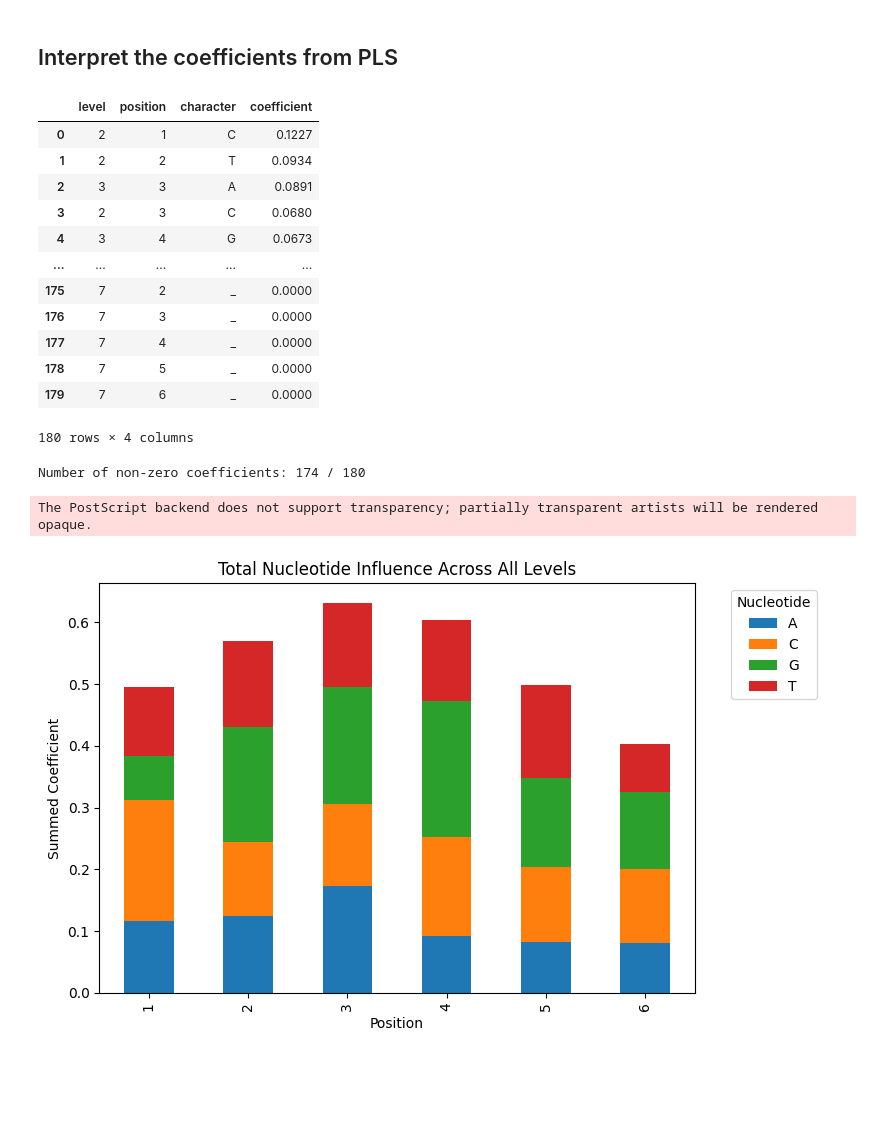
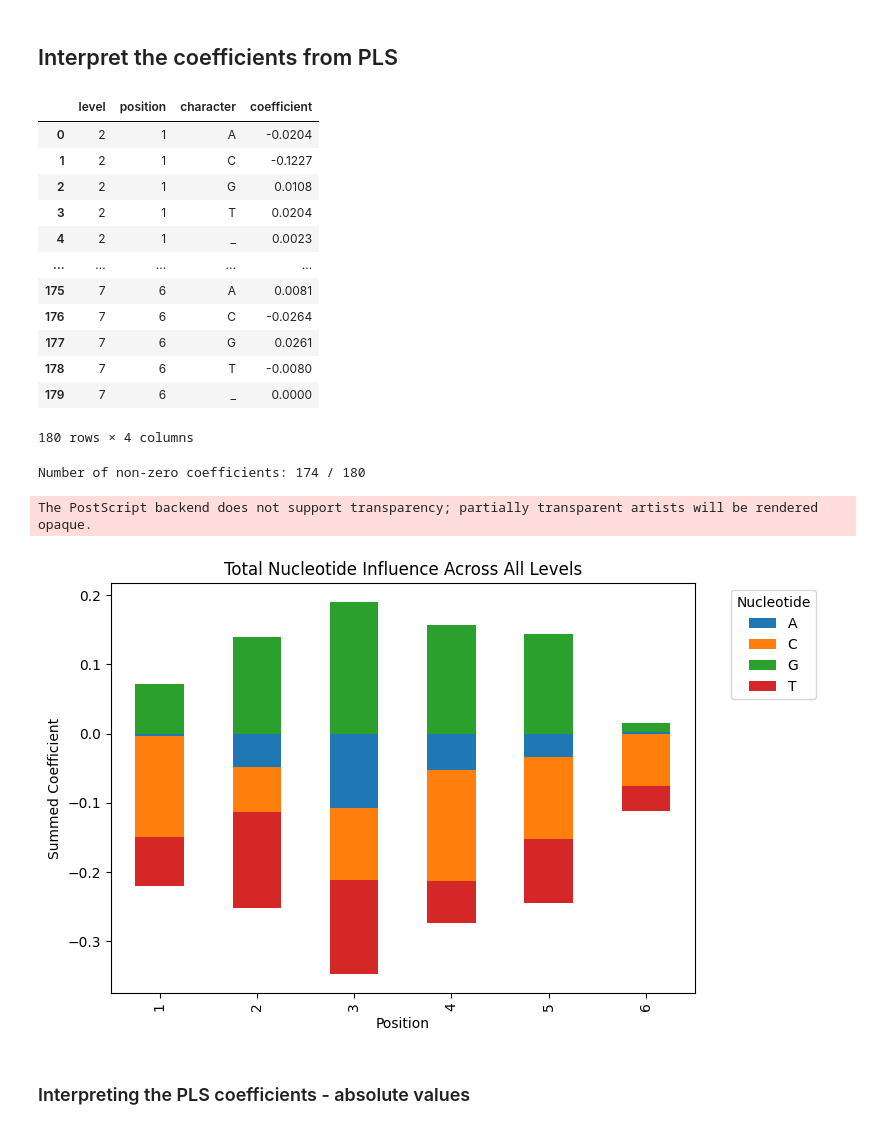
Before and after one commit to sb2cl/Activity-Clouds, a Jupyter notebook: 30_PLS_analysis.ipynb, the cells around one changed output. Saved outputs shown, nothing was run; the diff lists cells and outputs as text; code cells hidden in the pictures; blank space fills up the shorter version.

```diff
--- a/30_PLS_analysis.ipynb
+++ b/30_PLS_analysis.ipynb
@@ -64,21 +64,3 @@ encoded_df = pd.concat(encoded_columns, axis=1)
 # Add index as a column for clustering
 encoded_df['index'] = df.index
 encoded_df['Relative Strength'] = df['Relative Strength']
-
-# Encode the relative strength
-NUMBER_OF_COLUMNS_FOR_STRENGTH = 200
-
-# Function to convert a value to a binary list with 200 columns
-def value_to_binary_list(value, length=NUMBER_OF_COLUMNS_FOR_STRENGTH):
-    ones_count = int(round(value, 2) * NUMBER_OF_COLUMNS_FOR_STRENGTH)
-    return [1] * ones_count + [0] * (length - ones_count)
-
-# Apply the function to create binary columns
-binary_columns = df['Relative Strength'].apply(value_to_binary_list)
-
-# Create a DataFrame from the binary columns
-binary_df = pd.DataFrame(binary_columns.tolist(), columns=[f'rel_strength_{i+1}' for i in range(NUMBER_OF_COLUMNS_FOR_STRENGTH)])
-
-encoded_df = pd.concat([encoded_df, binary_df], axis=1)
-
-encoded_df
@@ -99,14 +67,8 @@ encoded_df
 # %% [markdown]
 ## Perform the PLS
 # %%
-# Identify columns to drop that start with "rel_strength"
-columns_to_drop = [col for col in encoded_df.columns if col.startswith('rel_strength')]
-
-# Explicitly add 'Relative Strength' to the list of columns to drop
-columns_to_drop.append('Relative Strength')
-
-# Drop the identified columns
-X = encoded_df.drop(columns=columns_to_drop)
+# Remove the relative strength column
+X = encoded_df.drop(columns=['Relative Strength'])
 
 y = encoded_df['Relative Strength']
 
@@ -169,7 +131,7 @@ def interpret_coefficients(coefficients_df, characters):
     return interpreted_coefficients
 
 # Interpret coefficients
-interpreted_coefficients = interpret_coefficients(coefficients_df_abs, characters)
+interpreted_coefficients = interpret_coefficients(coefficients_df, characters)
 
 # Create a DF from the interpreted coefficients
 coeff_data = []
@@ -181,16 +143,16 @@ df_coefficients = pd.DataFrame(coeff_data)
 df_coefficients
 # %% [output]
 |  | level | position | character | coefficient |
-| 0 | 2 | 1 | C | 0.1227 |
-| 1 | 2 | 2 | T | 0.0934 |
-| 2 | 3 | 3 | A | 0.0891 |
-| 3 | 2 | 3 | C | 0.0680 |
-| 4 | 3 | 4 | G | 0.0673 |
+| 0 | 2 | 1 | A | -0.0204 |
+| 1 | 2 | 1 | C | -0.1227 |
+| 2 | 2 | 1 | G | 0.0108 |
+| 3 | 2 | 1 | T | 0.0204 |
+| 4 | 2 | 1 | _ | 0.0023 |
 | ... | ... | ... | ... | ... |
-| 175 | 7 | 2 | _ | 0.0000 |
-| 176 | 7 | 3 | _ | 0.0000 |
-| 177 | 7 | 4 | _ | 0.0000 |
-| 178 | 7 | 5 | _ | 0.0000 |
+| 175 | 7 | 6 | A | 0.0081 |
+| 176 | 7 | 6 | C | -0.0264 |
+| 177 | 7 | 6 | G | 0.0261 |
+| 178 | 7 | 6 | T | -0.0080 |
 | 179 | 7 | 6 | _ | 0.0000 |
 180 rows × 4 columns
 # %%
@@ -203,32 +165,34 @@ Number of non-zero coefficients: 174 / 180
 # Aggregate across all levels: sum coefficients by position & character
 agg = df_coefficients.groupby(['position', 'character'])['coefficient'].sum().reset_index()
 
 # Remove the _ character from the agg dataset
 agg = agg[agg['character'] != '_']
 
 # Pivot so each position is a row, characters are columns
 pivot = agg.pivot_table(
     index='position',
     columns='character',
     values='coefficient',
     fill_value=0,
 )
 
 # Plot a single stacked‐bar chart
 fig, ax = plt.subplots(figsize=(8, 5))
 pivot.plot(kind='bar', stacked=True, ax=ax)
 ax.set_title('Total Nucleotide Influence Across All Levels')
 ax.set_xlabel('Position')
-ax.set_ylabel('Summed Coefficient (Absolute Value)')
+ax.set_ylabel('Summed Coefficient')
 ax.legend(title='Nucleotide', bbox_to_anchor=(1.05, 1), loc='upper left')
 plt.tight_layout()
 
 plt.savefig('pls_histogram.eps',
             format='eps',
             dpi=300,
             bbox_inches='tight')
 
 plt.show()
 # %% [output]
 The PostScript backend does not support transparency; partially transparent artists will be rendered opaque.
-[figure, old version]
+[figure, new version]
+# %% [markdown]
+### Interpreting the PLS coefficients - absolute values
```
Also changed, not shown: parts of 4 cells of this notebook, 5 other files.
